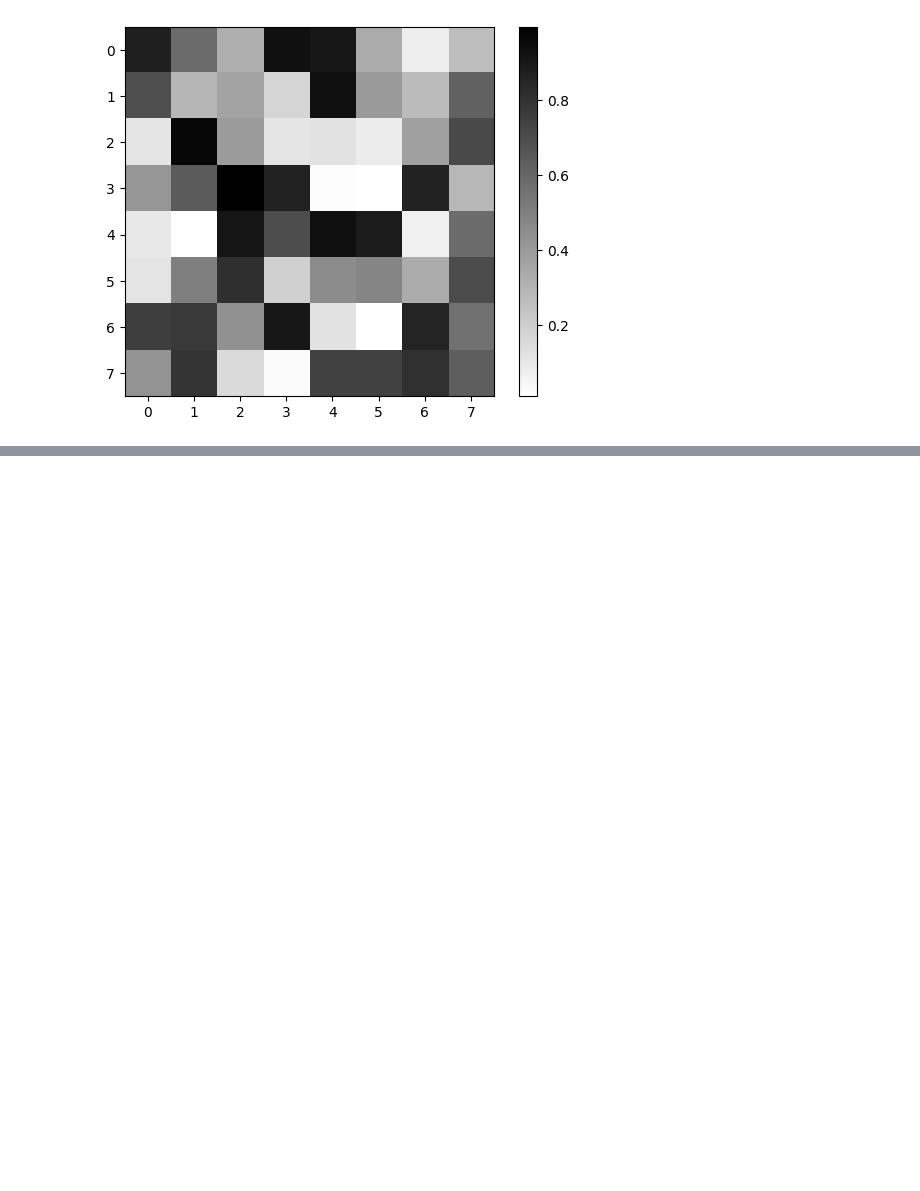
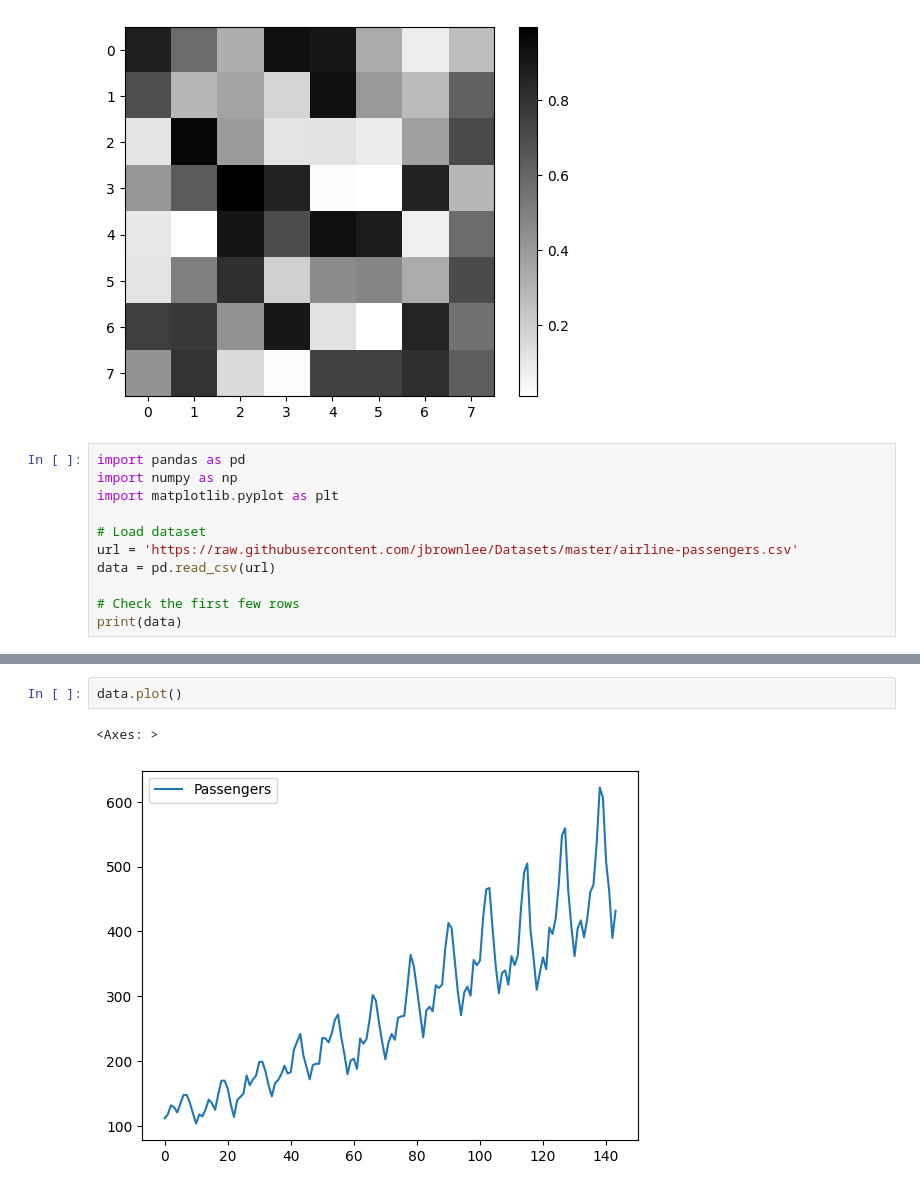
Before and after one commit to Yavar-Azar/ML_Course, a Jupyter notebook: Introduction/session1.ipynb, the cells around one changed output, grey strips where cells are left out. Drawn from its saved outputs; the diff is of its cells as text; blank space fills up the shorter version.

```diff
--- a/Introduction/session1.ipynb
+++ b/Introduction/session1.ipynb
@@ -72,3 +72,14 @@ plt.imshow(two_d, cmap='binary'), plt.colorbar()
 (<matplotlib.image.AxesImage at 0x...>,
  <matplotlib.colorbar.Colorbar at 0x...>)
 [figure]
+# %%
+import pandas as pd
+import numpy as np
+import matplotlib.pyplot as plt
+
+# Load dataset
+url = 'https://raw.githubusercontent.com/jbrownlee/Datasets/master/airline-passengers.csv'
+data = pd.read_csv(url)
+
+# Check the first few rows
+print(data)
@@ -74,0 +101,5 @@ plt.imshow(two_d, cmap='binary'), plt.colorbar()
+# %%
+data.plot()
+# %% [output]
+<Axes: >
+[figure, added]
```
Also changed, not shown: parts of 21 cells of this notebook.
